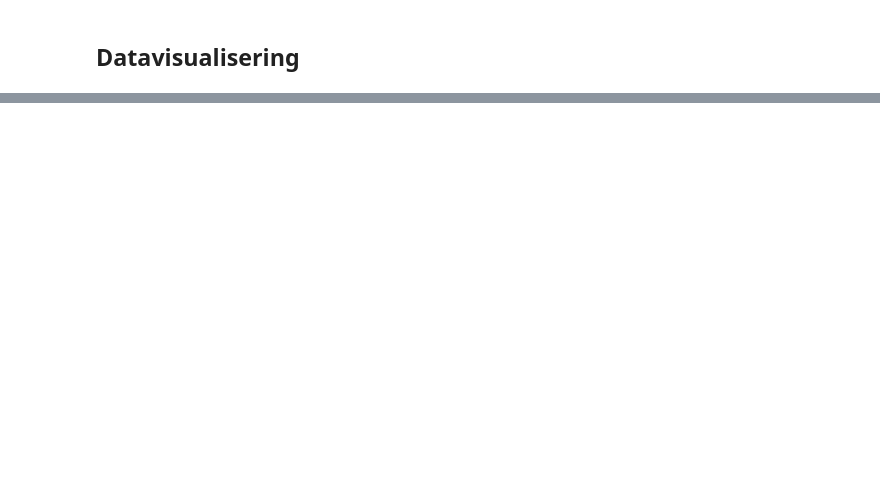
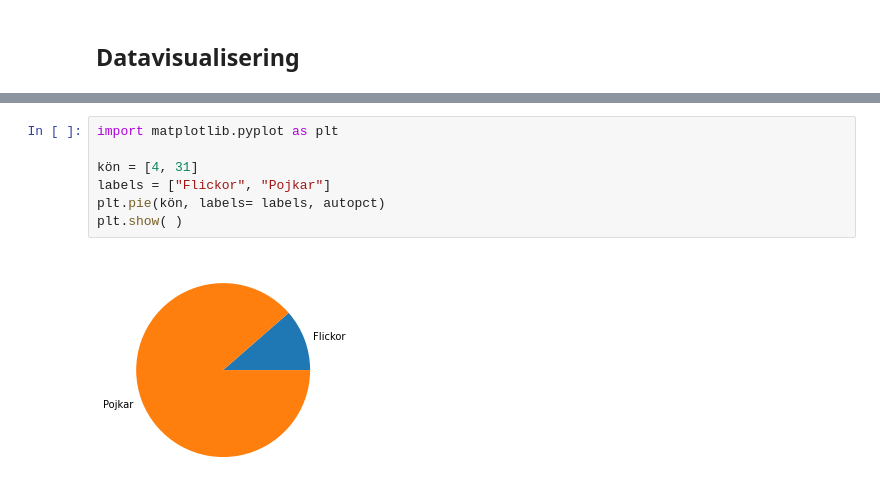
Before and after one commit to laullopes/Lauanda_Lopes_TE19C, a Jupyter notebook: Programmering i verkligheten/pandas/pandas_genomgång.ipynb, the cells around one changed output, grey strips where cells are left out. Drawn from its saved outputs; the diff is of its cells as text; blank space fills up the shorter version.

```diff
--- a/Programmering i verkligheten/pandas/pandas_genomgång.ipynb
+++ b/Programmering i verkligheten/pandas/pandas_genomgång.ipynb
@@ -94,0 +130,9 @@ plt.show()
+# %%
+import matplotlib.pyplot as plt
+
+kön = [4, 31]
+labels = ["Flickor", "Pojkar"]
+plt.pie(kön, labels= labels, autopct)
+plt.show( )
+# %% [output]
+[figure, added]
```
Also changed, not shown: parts of 5 cells of this notebook, 1 other file.
